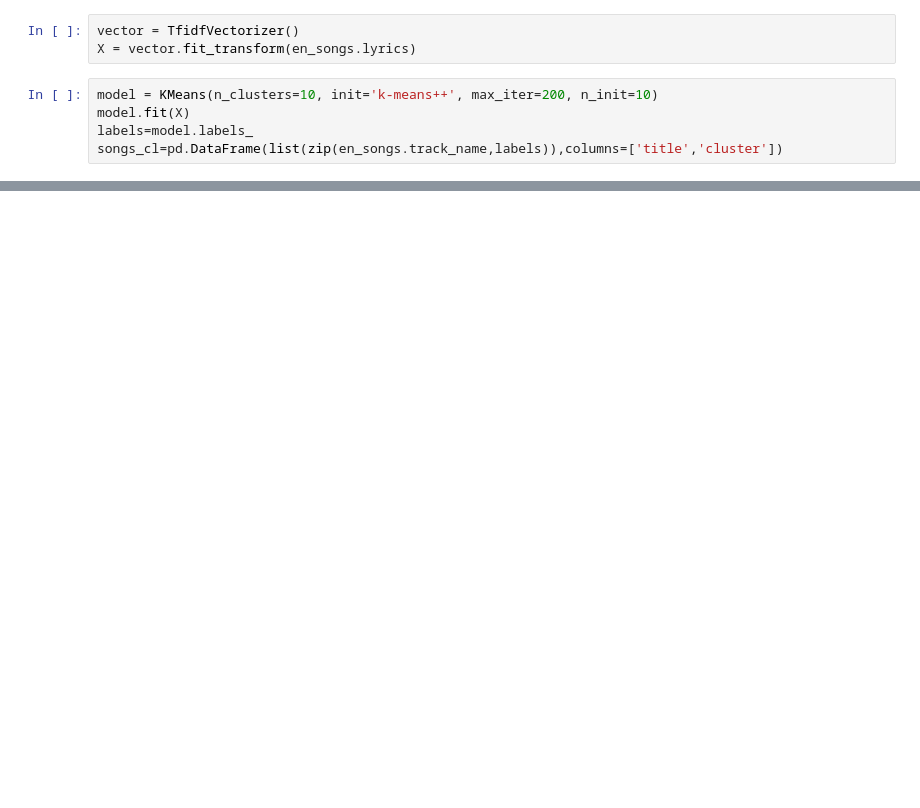
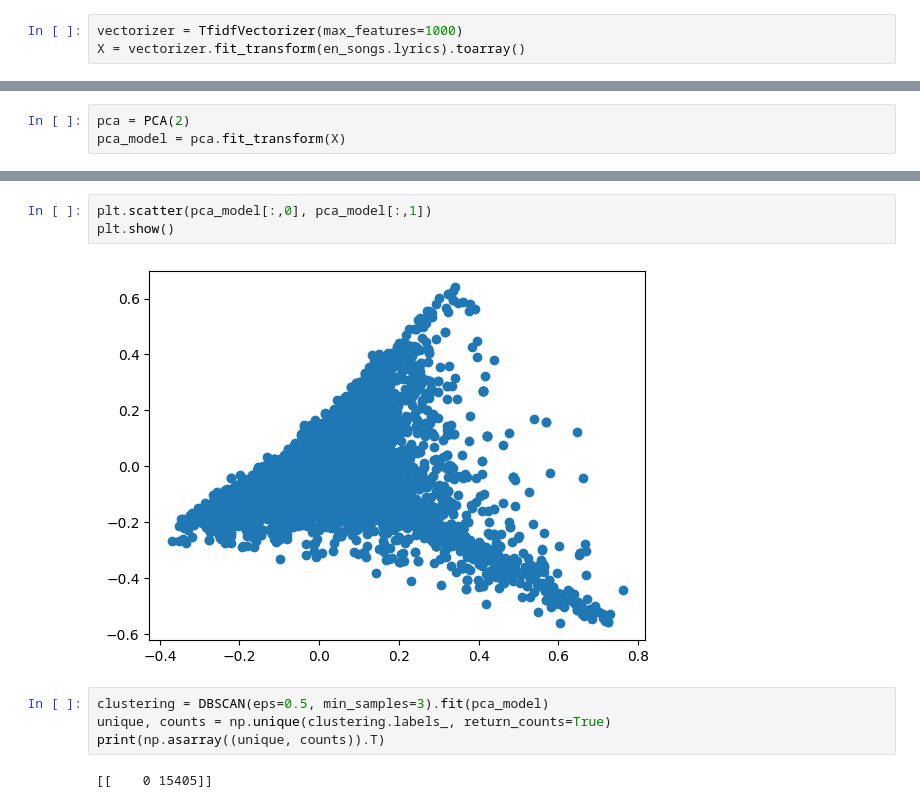
Before and after one commit to thames31/lyrics-emotion-detector, a Jupyter notebook: cluster.ipynb, the cells around one changed output, grey strips where cells are left out. Saved outputs shown, nothing was run; the diff lists cells and outputs as text; blank space fills up the shorter version.

```diff
--- a/cluster.ipynb
+++ b/cluster.ipynb
@@ -18,8 +73,3 @@ en_songs.head()
 # %%
-vector = TfidfVectorizer()
-X = vector.fit_transform(en_songs.lyrics)
+vectorizer = TfidfVectorizer(max_features=1000)
+X = vectorizer.fit_transform(en_songs.lyrics).toarray()
-# %%
-model = KMeans(n_clusters=10, init='k-means++', max_iter=200, n_init=10)
-model.fit(X)
-labels=model.labels_
-songs_cl=pd.DataFrame(list(zip(en_songs.track_name,labels)),columns=['title','cluster'])
@@ -167,0 +76,3 @@ Bubble Butt (feat. Bruno Mars, 2 Chainz, Tyga &...
+# %%
+pca = PCA(2)
+pca_model = pca.fit_transform(X)
@@ -167,0 +97,11 @@ Bubble Butt (feat. Bruno Mars, 2 Chainz, Tyga &...
+# %%
+plt.scatter(pca_model[:,0], pca_model[:,1])
+plt.show()
+# %% [output]
+[figure, added]
+# %%
+clustering = DBSCAN(eps=0.5, min_samples=3).fit(pca_model)
+unique, counts = np.unique(clustering.labels_, return_counts=True)
+print(np.asarray((unique, counts)).T)
+# %% [output]
+[[    0 15405]]
```
Also changed, not shown: parts of 9 cells of this notebook, 3 other files.
